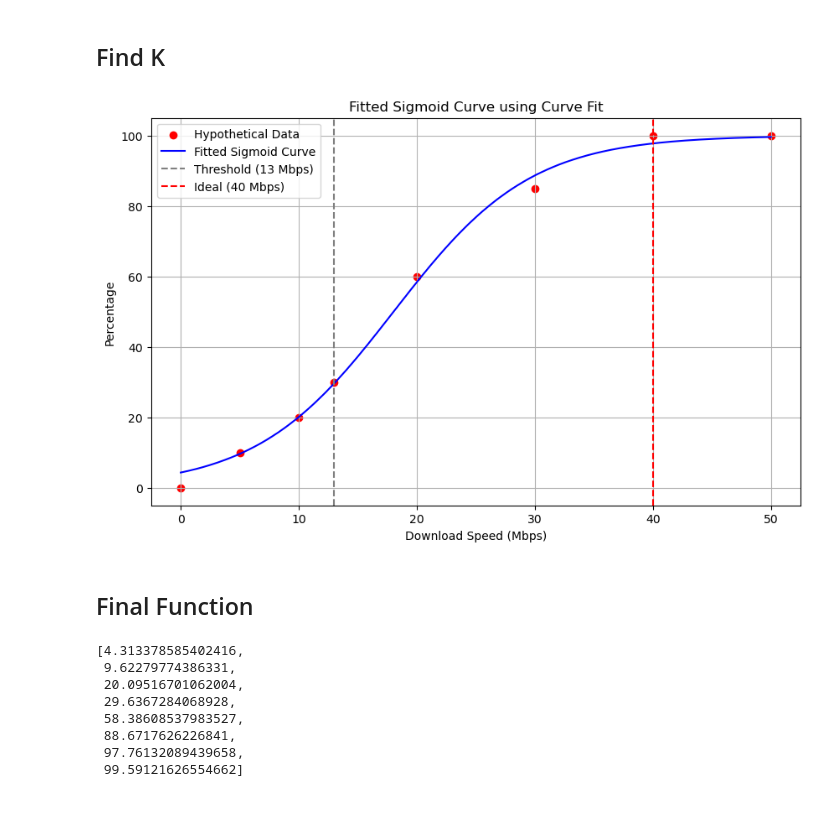
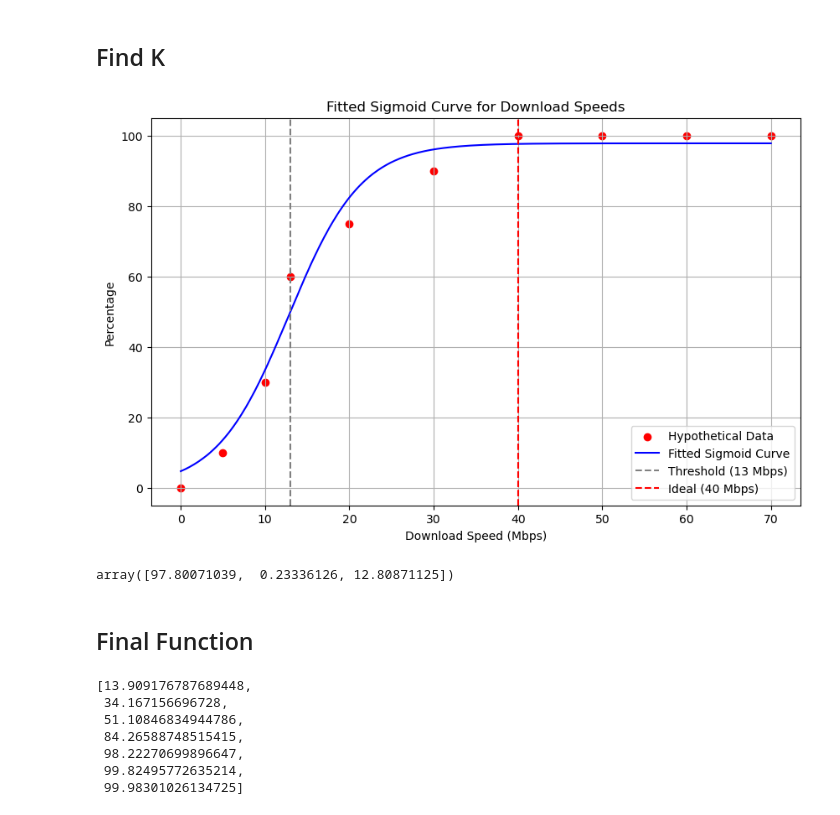
Before and after one commit to sina-ss/measure-network-statistics, a Jupyter notebook: download.ipynb, the cells around one changed output. Saved outputs shown, nothing was run; the diff lists cells and outputs as text; code cells hidden in the pictures.

Commit message:
improve download formula

```diff
--- a/download.ipynb
+++ b/download.ipynb
@@ -39,47 +40,55 @@ plt.show()
 # %% [markdown]
 ## Find K
 # %%
-# Logistic function to fit
+# Define the logistic function
 def logistic_fit(s, L, k, s_0):
     return L / (1 + np.exp(-k * (s - s_0)))
+
+# Create a hypothetical dataset based on the provided specifications
+speeds = np.array([0, 5, 10, 13, 20, 30, 40, 50, 60, 70])
+percentages = np.array([0, 10, 30, 60, 75, 90, 100, 100, 100, 100])
 
 # Fit the logistic curve to the hypothetical data
 params, covariance = curve_fit(logistic_fit, speeds, percentages, bounds=(0, [100, 5, 50]))
 
-# Predict using the fitted logistic function
-predicted_percentages_curve_fit = logistic_fit(s_values, *params)
+# Generate a smooth set of speed values for plotting
+s_values = np.linspace(0, 70, 400)
+predicted_percentages = logistic_fit(s_values, *params)
 
-# Plot
+# Visualization
 plt.figure(figsize=(10, 6))
 plt.scatter(speeds, percentages, color='red', label='Hypothetical Data')
-plt.plot(s_values, predicted_percentages_curve_fit, label='Fitted Sigmoid Curve', color='blue')
+plt.plot(s_values, predicted_percentages, label='Fitted Sigmoid Curve', color='blue')
 plt.axvline(x=13, color='grey', linestyle='--', label='Threshold (13 Mbps)')
 plt.axvline(x=40, color='red', linestyle='--', label='Ideal (40 Mbps)')
-plt.title('Fitted Sigmoid Curve using Curve Fit')
+plt.title('Fitted Sigmoid Curve for Download Speeds')
 plt.xlabel('Download Speed (Mbps)')
 plt.ylabel('Percentage')
 plt.legend()
 plt.grid(True)
 plt.show()
+
+params
 # %% [output]
-[figure, old version]
+[figure, new version]
+array([97.80071039,  0.23336126, 12.80871125])
 # %% [markdown]
 ## Final Function
 # %%
-def calculate_percentage(s, L=100, k=0.1719, s_0=18.03):
+def calculate_percentage(s, L=100, k=0.2334, s_0=12.81):
     """Calculate the percentage P for a given download speed s using the logistic function."""
     return L / (1 + np.exp(-k * (s - s_0)))
 
 # Test the function for a few values
-test_percentages = [calculate_percentage(s) for s in [0, 5, 10, 13, 20, 30, 40, 50]]
+test_speeds = [5, 10, 13, 20, 30, 40, 50]
+test_percentages = [calculate_percentage(s) for s in test_speeds]
 
 test_percentages
 # %% [output]
-[4.313378585402416,
- 9.62279774386331,
- 20.09516701062004,
- 29.6367284068928,
- 58.38608537983527,
- 88.6717626226841,
- 97.76132089439658,
- 99.59121626554662]
+[13.909176787689448,
+ 34.167156696728,
+ 51.10846834944786,
+ 84.26588748515415,
+ 98.22270699896647,
+ 99.82495772635214,
+ 99.98301026134725]
```
Also changed, not shown: parts of 1 cell of this notebook.
